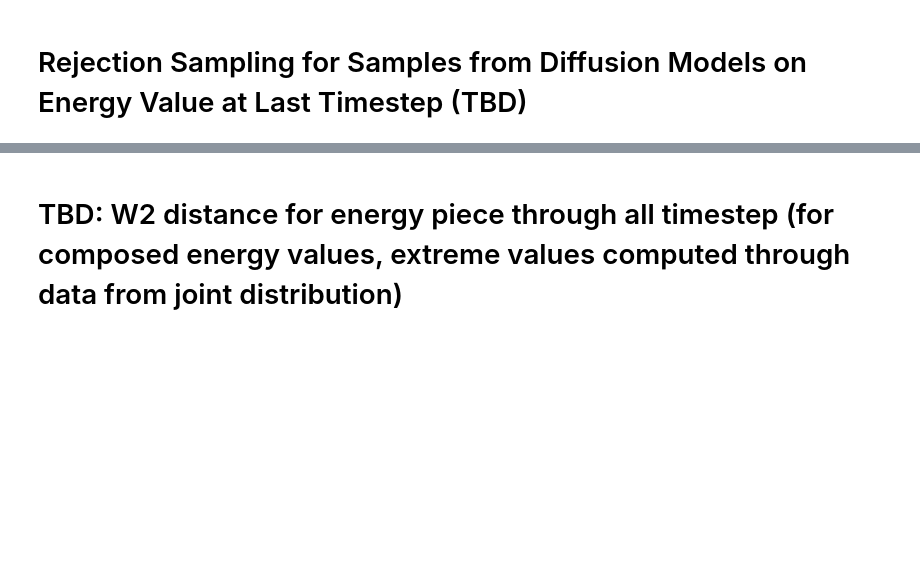
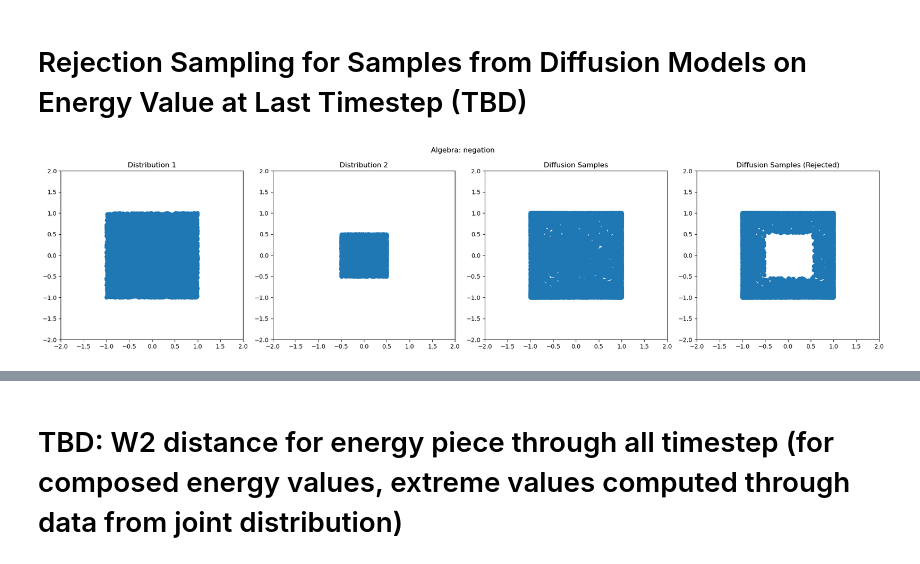
Before and after one commit to rainorangelemon/complift-2d-and-clevr, a Jupyter notebook: notebooks/composition.ipynb, the cells around one changed output, grey strips where cells are left out. Drawn from its saved outputs; the diff is of its cells as text; code cells hidden in the pictures; blank space fills up the shorter version.

```diff
--- a/notebooks/composition.ipynb
+++ b/notebooks/composition.ipynb
@@ -582,2 +633,83 @@ negation_a3, original Wasserstein-2 distance: 0.2624676596969367, 1-step Wassers
 # %% [markdown]
 # Rejection Sampling for Samples from Diffusion Models on Energy Value at Last Timestep (TBD)
+# %%
+# compare EBM with normal diffusion
+
+import ddpm
+import torch
+from baselines import ebm_baseline, diffusion_baseline, evaluate_W2
+from bootstrapping import bootstrapping_and_get_max
+from datasets import generate_data_points
+
+
+def calculate_threshold(samples, model, confidence=0.999):
+    # calculate the level-set values
+    with torch.no_grad():
+        energy_on_data = model.energy(torch.from_numpy(samples).cuda(), torch.zeros(len(samples)).long().cuda())
+    extreme_value = bootstrapping_and_get_max(energy_on_data.cpu().numpy(), confidence=confidence)
+    return extreme_value
+
+model_1 = ddpm.EnergyMLP()
+model_2 = ddpm.EnergyMLP()
+
+method_fn = diffusion_baseline
+eval_batch_size = 10000
+for algebra in ['negation', 'summation', 'product']:
+    environment = algebra + '_' + 'a3'
+    model_1.load_state_dict(torch.load(f"exps/{algebra}_a1/ema_model.pth"))
+    model_2.load_state_dict(torch.load(f"exps/{algebra}_a2/ema_model.pth"))
+    model_to_test = ddpm.CompositionEnergyMLP(model_1, model_2, algebra=algebra)
+    generated_samples = method_fn(model_to_test, eval_batch_size=eval_batch_size)[-1]
+
+    dataset_1 = generate_data_points(n=eval_batch_size, dataset=algebra + '_' + 'a1')
+    dataset_2 = generate_data_points(n=eval_batch_size, dataset=algebra + '_' + 'a2')
+    Z1_extreme = calculate_threshold(dataset_1, model_1)
+    Z2_extreme = calculate_threshold(dataset_2, model_2)
+
+    # evaluate generated_samples on energy
+    Z1 = model_1.energy(torch.from_numpy(generated_samples).cuda().float(), torch.zeros(len(generated_samples)).long().cuda()).detach().cpu().numpy()
+    Z2 = model_2.energy(torch.from_numpy(generated_samples).cuda().float(), torch.zeros(len(generated_samples)).long().cuda()).detach().cpu().numpy()
+    if algebra == 'product':
+        new_generated_samples = generated_samples[(Z1 < Z1_extreme) & (Z2 < Z2_extreme)]
+    elif algebra == 'summation':
+        new_generated_samples = generated_samples[(Z1 < Z1_extreme) | (Z2 < Z2_extreme)]
+    elif algebra == 'negation':
+        new_generated_samples = generated_samples[(Z1 < Z1_extreme) & (Z2 > Z2_extreme)]
+
+    dataset = generate_data_points(n=eval_batch_size, dataset=environment)
+    previous_w2_distance = evaluate_W2(generated_samples=generated_samples, target_samples=dataset)
+    new_w2_distance = evaluate_W2(generated_samples=new_generated_samples, target_samples=dataset)
+
+    plt.close('all')
+
+    fig, axes = plt.subplots(1, 4, figsize=(20, 5))
+
+    axes[0].scatter(*dataset_1.T)
+    axes[0].set_xlim(-2, 2)
+    axes[0].set_ylim(-2, 2)
+    axes[0].set_title('Distribution 1')
+
+    axes[1].scatter(*dataset_2.T)
+    axes[1].set_xlim(-2, 2)
+    axes[1].set_ylim(-2, 2)
+    axes[1].set_title('Distribution 2')
+
+    axes[2].scatter(*generated_samples.T)
+    axes[2].set_xlim(-2, 2)
+    axes[2].set_ylim(-2, 2)
+    axes[2].set_title('Diffusion Samples')
+
+    axes[3].scatter(*new_generated_samples.T)
+    axes[3].set_xlim(-2, 2)
+    axes[3].set_ylim(-2, 2)
+    axes[3].set_title('Diffusion Samples (Rejected)')
+
+    fig.suptitle(f'Algebra: {algebra}')
+
+    plt.tight_layout()
+    plt.savefig(f'figures/filtering_diffusion_last_t_{algebra}')
+    plt.show()
+
+    print(f"{environment}, original Wasserstein-2 distance: {previous_w2_distance}, filtered Wasserstein-2 distance: {new_w2_distance}, sample ratio: {len(new_generated_samples)/len(generated_samples)}")
+# %% [output]
+[figure, added]
```
Also changed, not shown: parts of 2 cells of this notebook.
